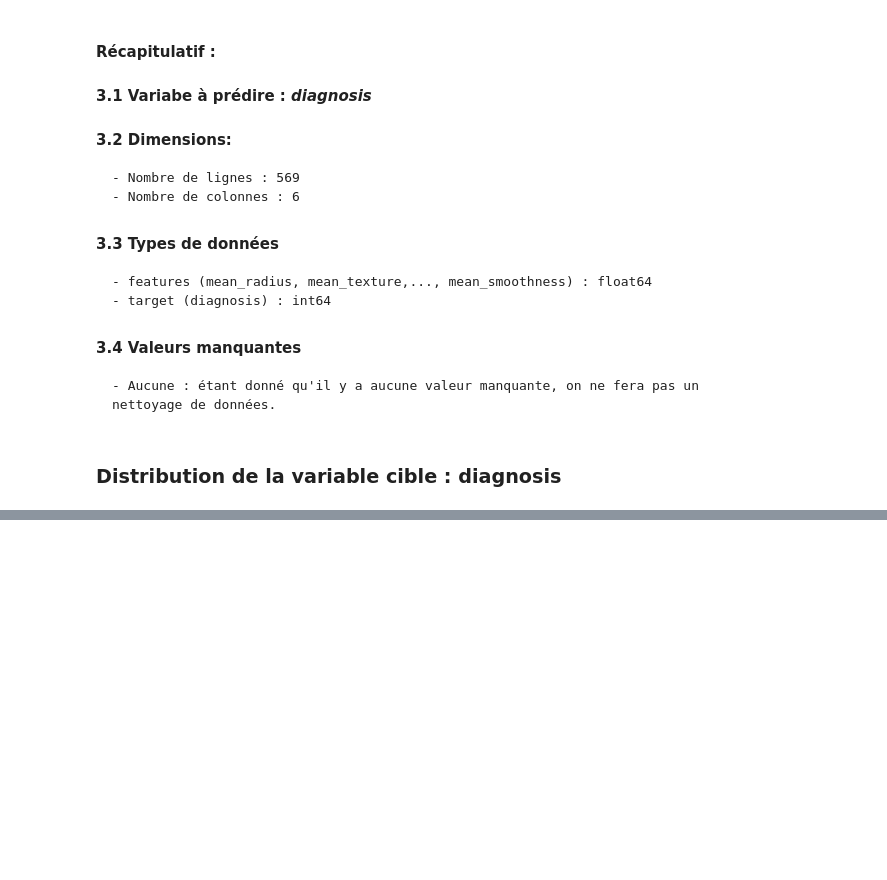
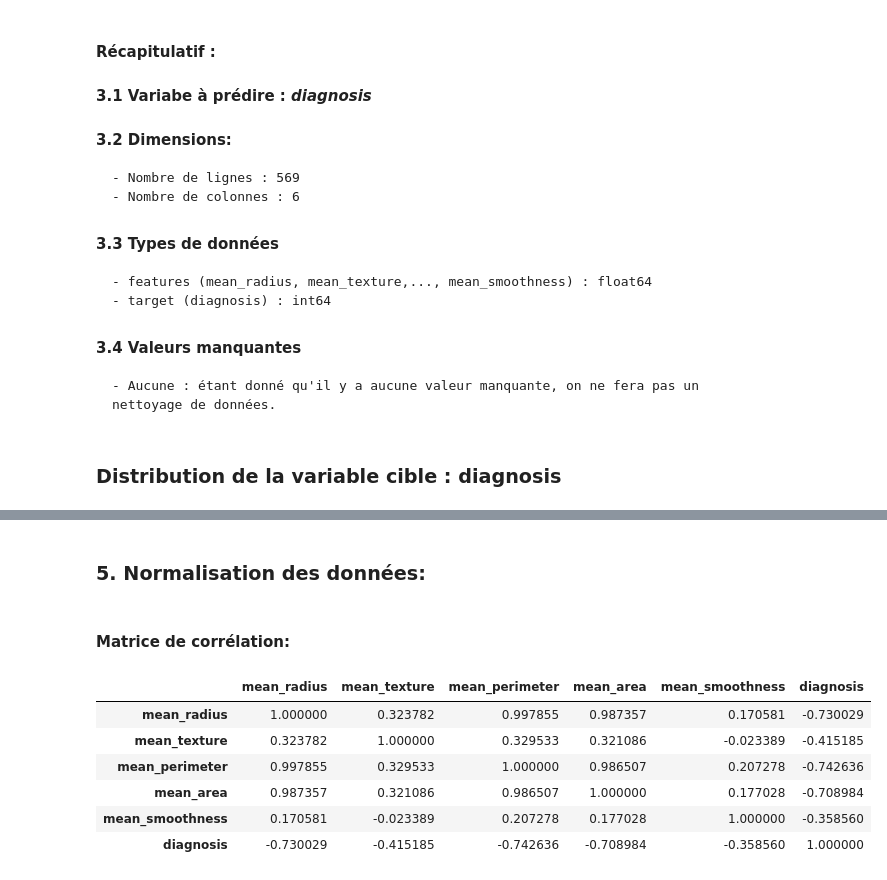
Before and after one commit to hmoustaphaousmane/breast-cancer-prediction, a Jupyter notebook: breast-cancer-prediction-notebook.ipynb, the cells around one changed output, grey strips where cells are left out. Cells and saved outputs as stored; diff of their text form; code cells hidden in the pictures; blank space fills up the shorter version.

```diff
--- a/breast-cancer-prediction-notebook.ipynb
+++ b/breast-cancer-prediction-notebook.ipynb
@@ -88,0 +101,14 @@ Name: count, dtype: int64
+# %% [markdown]
+### 5. Normalisation des données:
+# %% [markdown]
+#### Matrice de corrélation:
+# %%
+data.corr()
+# %% [output]
+|  | mean_radius | mean_texture | mean_perimeter | mean_area | mean_smoothness | diagnosis |
+| mean_radius | 1.000000 | 0.323782 | 0.997855 | 0.987357 | 0.170581 | -0.730029 |
+| mean_texture | 0.323782 | 1.000000 | 0.329533 | 0.321086 | -0.023389 | -0.415185 |
+| mean_perimeter | 0.997855 | 0.329533 | 1.000000 | 0.986507 | 0.207278 | -0.742636 |
+| mean_area | 0.987357 | 0.321086 | 0.986507 | 1.000000 | 0.177028 | -0.708984 |
+| mean_smoothness | 0.170581 | -0.023389 | 0.207278 | 0.177028 | 1.000000 | -0.358560 |
+| diagnosis | -0.730029 | -0.415185 | -0.742636 | -0.708984 | -0.358560 | 1.000000 |
```
Also changed, not shown: parts of 11 cells of this notebook.
